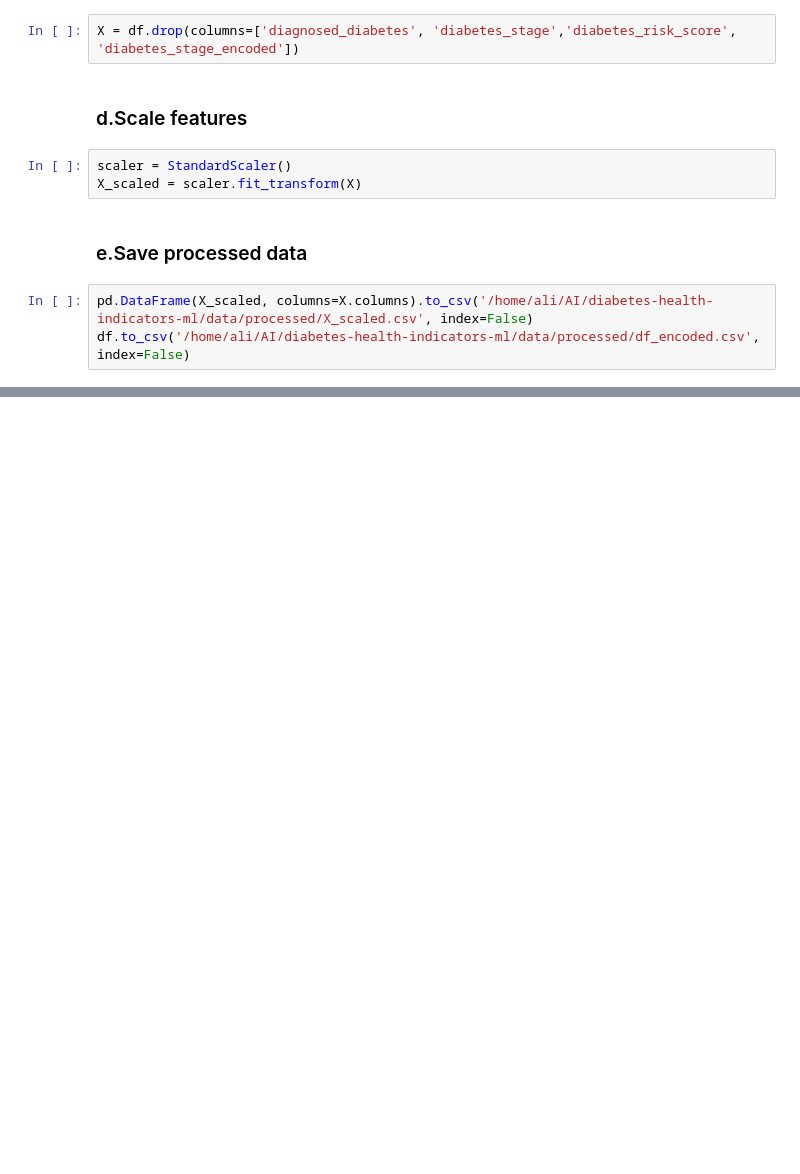
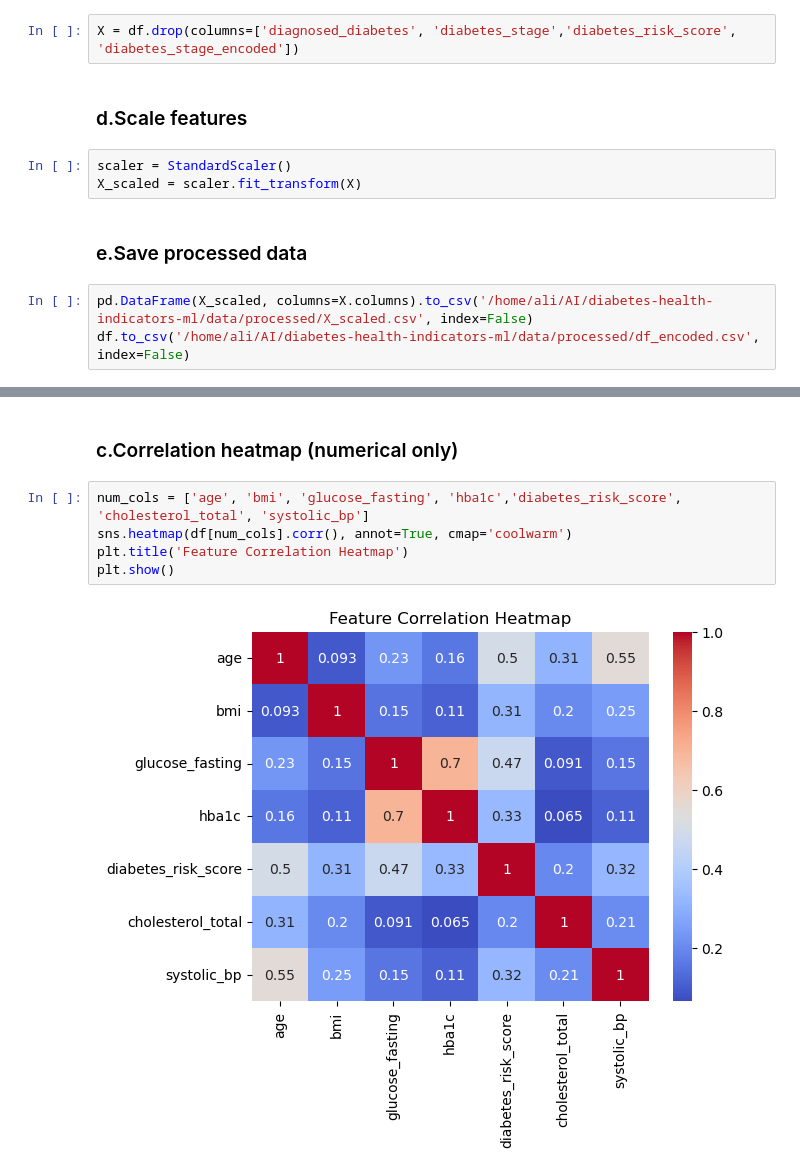
Before and after one commit to ALI-SHAHMEER/diabetes-health-indicators-ml, a Jupyter notebook: notebooks/main_analysis.ipynb, the cells around one changed output, grey strips where cells are left out. Drawn from its saved outputs; the diff is of its cells as text; blank space fills up the shorter version.

```diff
--- a/notebooks/main_analysis.ipynb
+++ b/notebooks/main_analysis.ipynb
@@ -187,0 +206,9 @@ df.to_csv('/home/ali/AI/diabetes-health-indicators-ml/data/processed/df_encoded.
+# %% [markdown]
+### c.Correlation heatmap (numerical only)
+# %%
+num_cols = ['age', 'bmi', 'glucose_fasting', 'hba1c','diabetes_risk_score', 'cholesterol_total', 'systolic_bp']
+sns.heatmap(df[num_cols].corr(), annot=True, cmap='coolwarm')
+plt.title('Feature Correlation Heatmap')
+plt.show()
+# %% [output]
+[figure, added]
```
Also changed, not shown: parts of 9 cells of this notebook, 1 other file.
